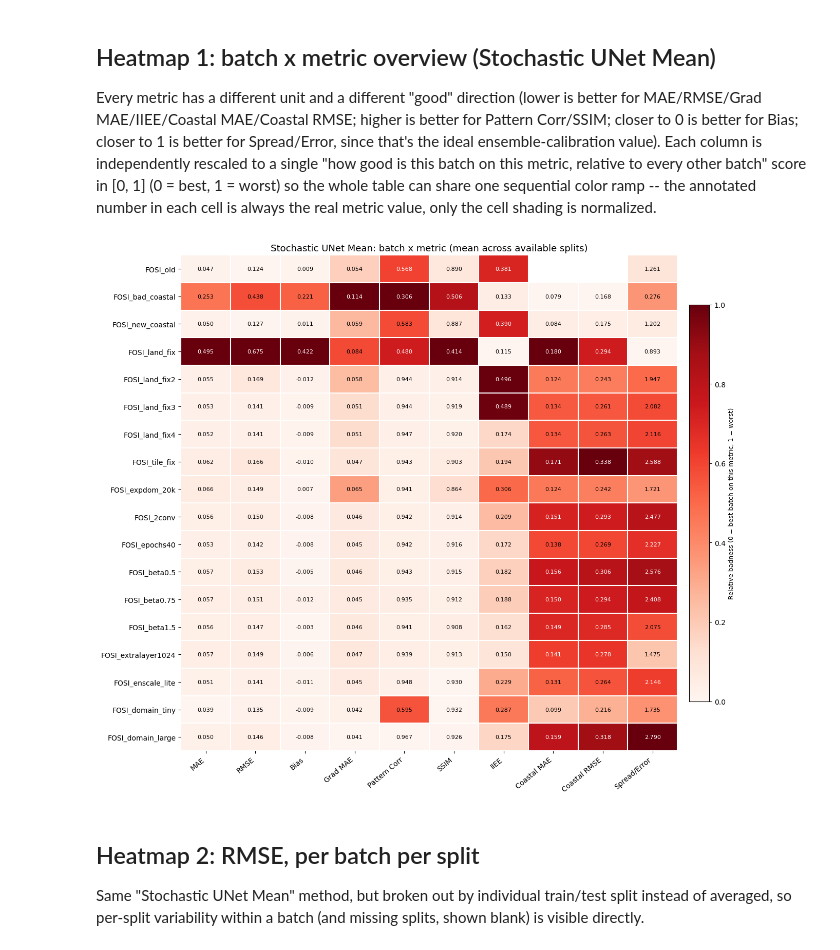
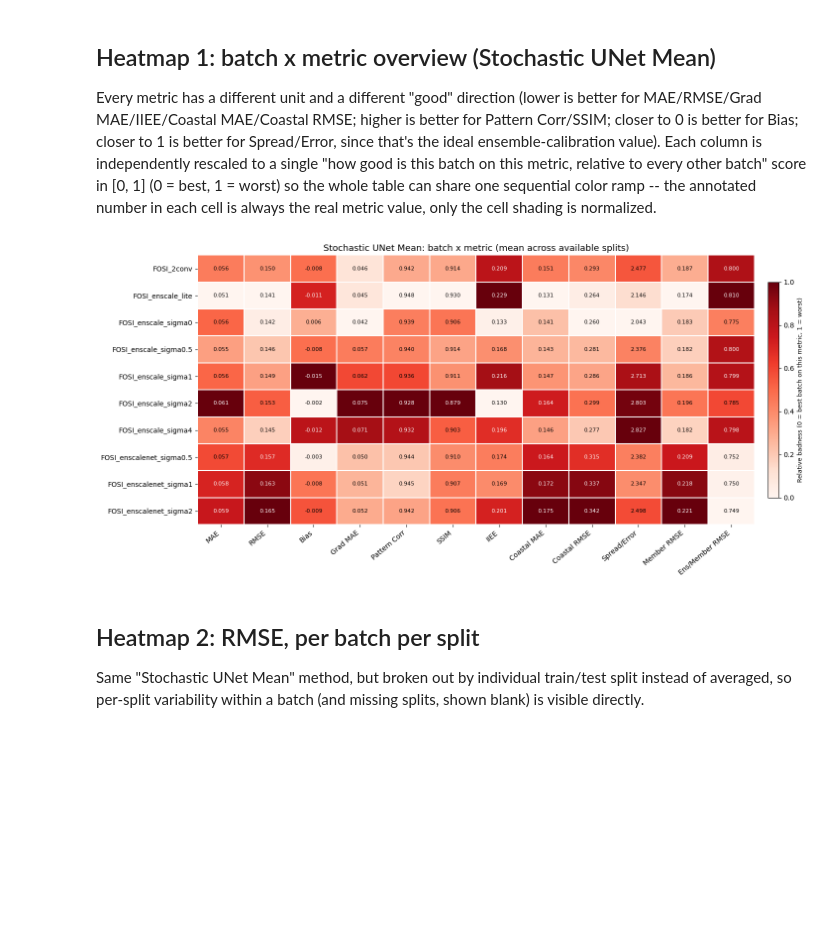
Before and after one commit to skylargale/sea-ice-downscaling, a Jupyter notebook: evaluation/compare_all_batches.ipynb, the cells around one changed output. Cells and saved outputs as stored; diff of their text form; code cells hidden in the pictures; blank space fills up the shorter version.

```diff
--- a/evaluation/compare_all_batches.ipynb
+++ b/evaluation/compare_all_batches.ipynb
@@ -113,7 +277,17 @@ def ordered_batches(present):
     return ordered + extra
 
 
-BATCHES = ordered_batches(set(metrics_long["batch"].unique()))
+all_batches_present = set(metrics_long["batch"].unique())
+if SELECTED_BATCHES is not None:
+    wanted = set(SELECTED_BATCHES) | {BASELINE_BATCH}
+    missing = wanted - all_batches_present
+    if missing:
+        print(f"Warning: requested batches not found on disk, skipping: {sorted(missing)}")
+    present = wanted & all_batches_present
+else:
+    present = all_batches_present
+
+BATCHES = ordered_batches(present)
 print(f"{len(BATCHES)} batches, in comparison order:")
 for b in BATCHES:
     print(" ", b)
@@ -154,6 +320,7 @@ METRIC_DIRECTION = {
     "MAE": "lower", "RMSE": "lower", "Bias": "zero", "Grad MAE": "lower",
     "Pattern Corr": "higher", "SSIM": "higher", "IIEE": "lower",
     "Coastal MAE": "lower", "Coastal RMSE": "lower", "Spread/Error": "one",
+    "Member RMSE": "lower", "Ens/Member RMSE": "lower",
 }
 METRIC_COLS = list(METRIC_DIRECTION.keys())
 
@@ -201,34 +368,34 @@ def plot_badness_heatmap(value_df, title, figsize=None, cmap="Reds", fmt="{:.3f}
             if pd.isna(v):
                 continue
             b = badness_df.values[i, j]
             text_color = "white" if b > 0.6 else "black"
             ax.text(j, i, fmt.format(v), ha="center", va="center", fontsize=8, color=text_color)
 
     ax.set_title(title, fontsize=13)
     for spine in ax.spines.values():
         spine.set_visible(False)
     ax.set_xticks(np.arange(-0.5, len(value_df.columns), 1), minor=True)
     ax.set_yticks(np.arange(-0.5, len(value_df.index), 1), minor=True)
     ax.grid(which="minor", color="white", linewidth=1.5)
     ax.tick_params(which="minor", bottom=False, left=False)
     cbar = fig.colorbar(im, ax=ax, shrink=0.8, pad=0.02)
     cbar.set_label("Relative badness (0 = best batch on this metric, 1 = worst)", fontsize=9)
     fig.tight_layout()
     return fig, ax
 
 
 stoch_mean = metrics_long[metrics_long["Method"] == "Stochastic UNet Mean"]
 batch_metric = (
     stoch_mean.groupby("batch")[METRIC_COLS].mean()
     .reindex(BATCHES)
 )
 
 fig, ax = plot_badness_heatmap(
     batch_metric, "Stochastic UNet Mean: batch x metric (mean across available splits)",
 )
 plt.show()
 # %% [output]
-[figure, old version]
+[figure, new version]
 # %% [markdown]
 ## Heatmap 2: RMSE, per batch per split
 
```
Also changed, not shown: parts of 18 cells of this notebook, 22 other files.
